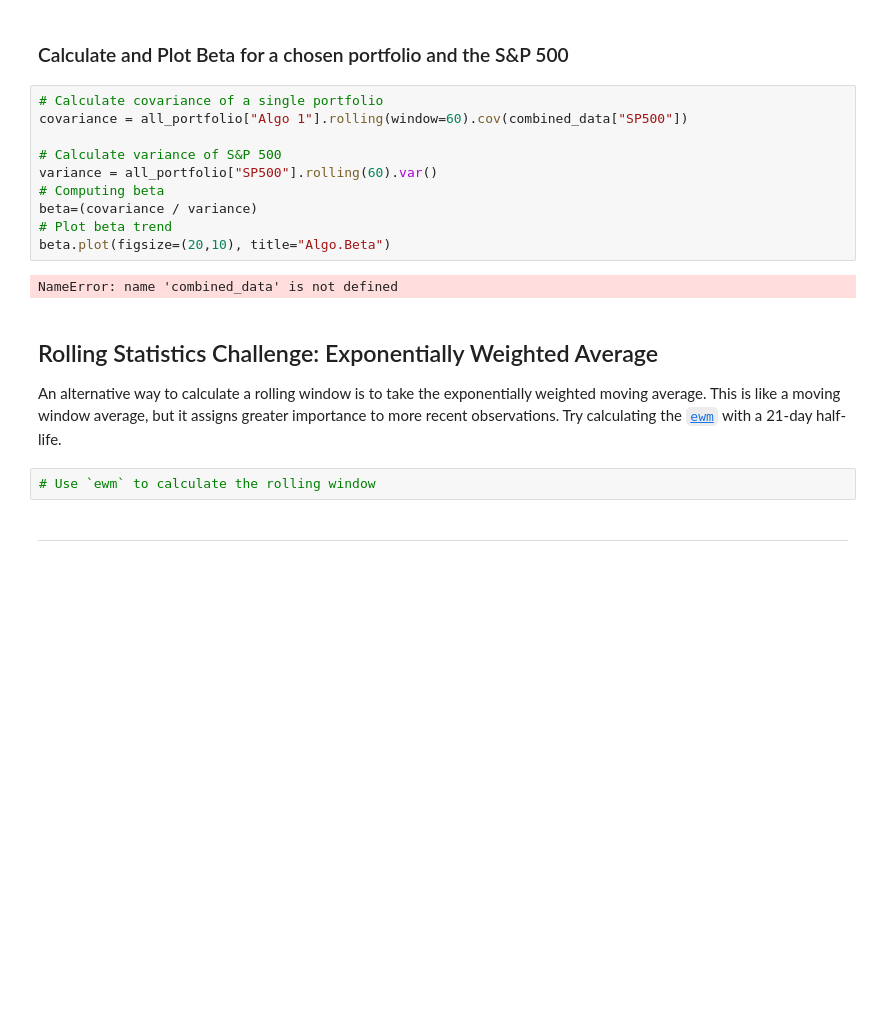
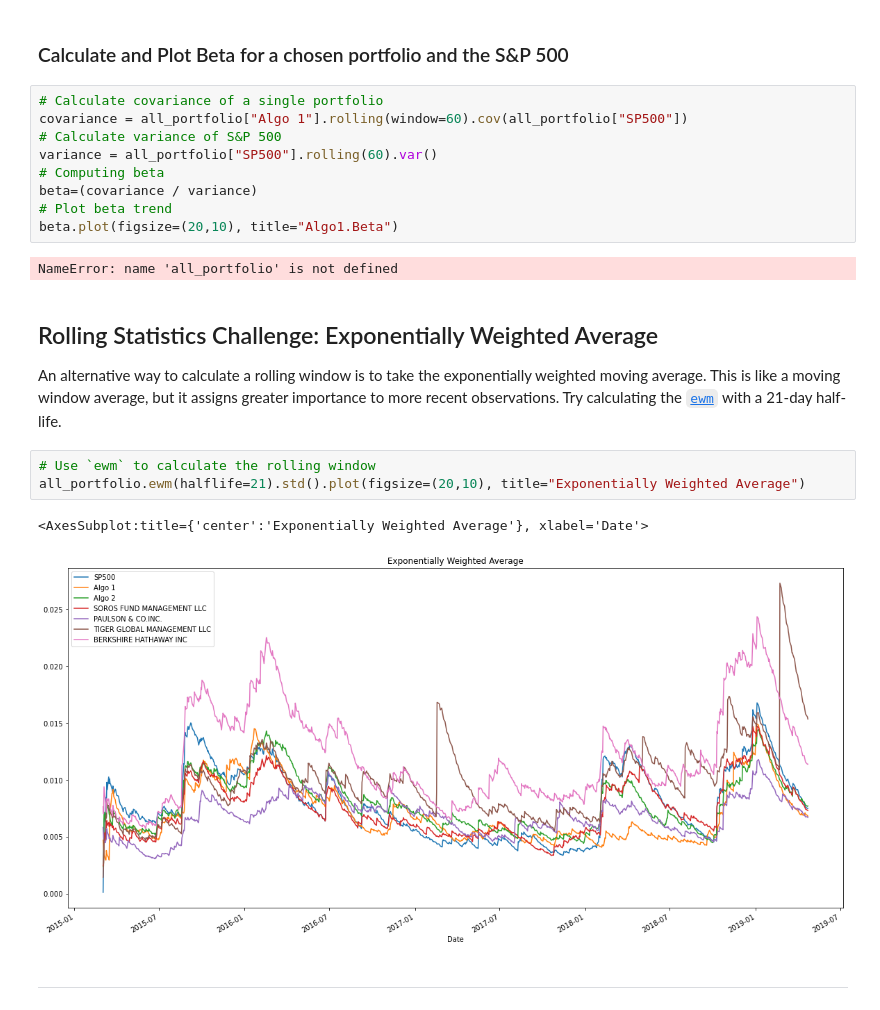
Before and after one commit to globalproweb/A-Whale-Off-the-Port-folio-, a Jupyter notebook: whale_analysis.ipynb, the cells around one changed output. Saved outputs shown, nothing was run; the diff lists cells and outputs as text; blank space fills up the shorter version.

```diff
--- a/whale_analysis.ipynb
+++ b/whale_analysis.ipynb
@@ -382,22 +367,25 @@ correlation
 ### Calculate and Plot Beta for a chosen portfolio and the S&P 500
 # %%
 # Calculate covariance of a single portfolio
-covariance = all_portfolio["Algo 1"].rolling(window=60).cov(combined_data["SP500"])
-
+covariance = all_portfolio["Algo 1"].rolling(window=60).cov(all_portfolio["SP500"])
 # Calculate variance of S&P 500
 variance = all_portfolio["SP500"].rolling(60).var()
 # Computing beta
 beta=(covariance / variance)
 # Plot beta trend
-beta.plot(figsize=(20,10), title="Algo.Beta")
+beta.plot(figsize=(20,10), title="Algo1.Beta")
 # %% [output]
-NameError: name 'combined_data' is not defined
+NameError: name 'all_portfolio' is not defined
 # %% [markdown]
 ## Rolling Statistics Challenge: Exponentially Weighted Average
 
 An alternative way to calculate a rolling window is to take the exponentially weighted moving average. This is like a moving window average, but it assigns greater importance to more recent observations. Try calculating the [`ewm`](https://pandas.pydata.org/pandas-docs/stable/reference/api/pandas.DataFrame.ewm.html) with a 21-day half-life.
 # %%
 # Use `ewm` to calculate the rolling window
+all_portfolio.ewm(halflife=21).std().plot(figsize=(20,10), title="Exponentially Weighted Average")
+# %% [output]
+<AxesSubplot:title={'center':'Exponentially Weighted Average'}, xlabel='Date'>
+[figure, added]
 # %% [markdown]
 ---
 # %% [markdown]
```
Also changed, not shown: parts of 10 cells of this notebook.
